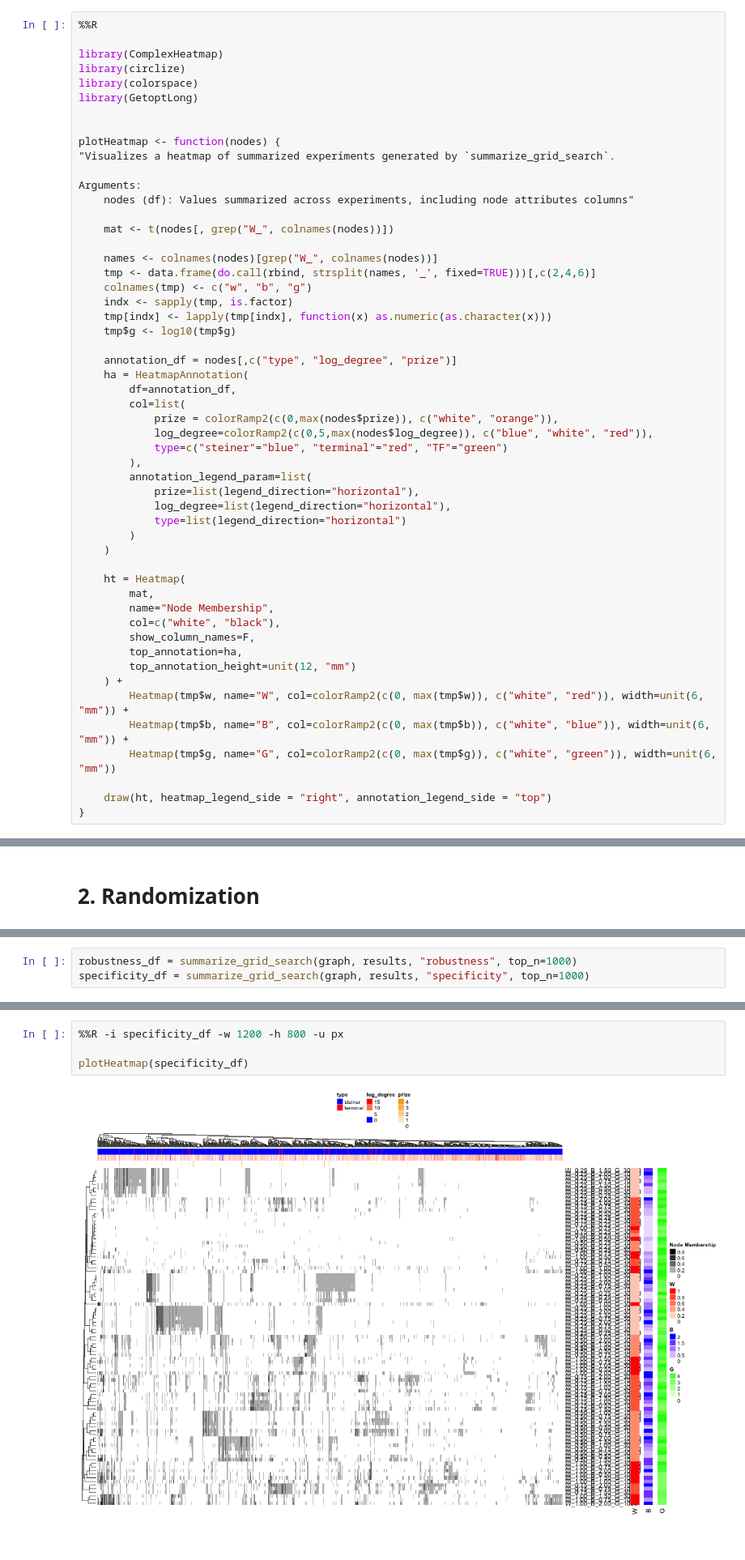
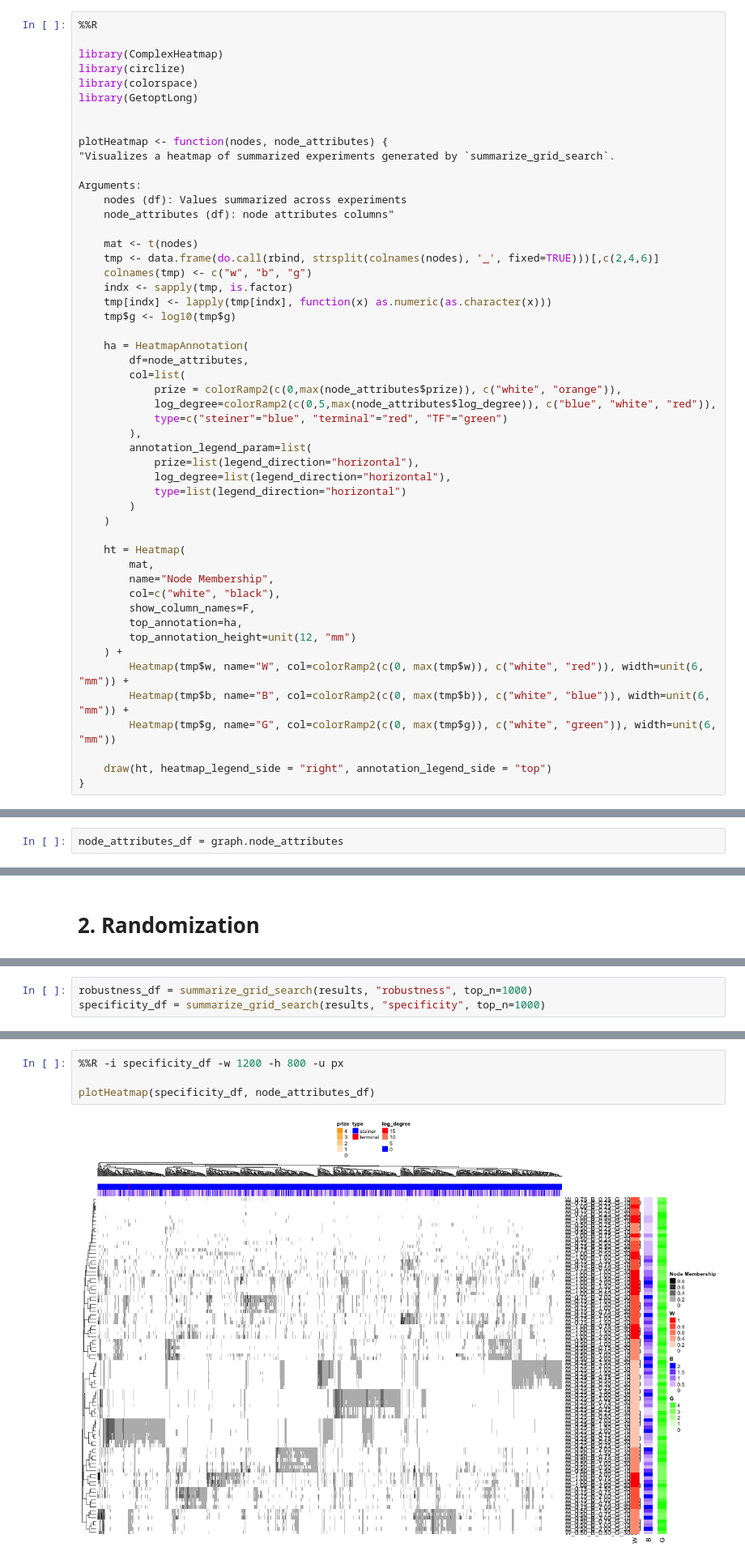
Before and after one commit to fraenkel-lab/OmicsIntegrator2, a Jupyter notebook: example/OI2_pipeline.ipynb, the cells around one changed output, grey strips where cells are left out. Shown at 81% size. Cells and saved outputs as stored; diff of their text form.

```diff
--- a/example/OI2_pipeline.ipynb
+++ b/example/OI2_pipeline.ipynb
@@ -120,27 +30,25 @@ library(colorspace)
 library(GetoptLong)
 
 
-plotHeatmap <- function(nodes) {
+plotHeatmap <- function(nodes, node_attributes) {
 "Visualizes a heatmap of summarized experiments generated by `summarize_grid_search`.
 
 Arguments:
-    nodes (df): Values summarized across experiments, including node attributes columns"
+    nodes (df): Values summarized across experiments
+    node_attributes (df): node attributes columns"
 
-    mat <- t(nodes[, grep("W_", colnames(nodes))])
-
-    names <- colnames(nodes)[grep("W_", colnames(nodes))]
-    tmp <- data.frame(do.call(rbind, strsplit(names, '_', fixed=TRUE)))[,c(2,4,6)]
+    mat <- t(nodes)
+    tmp <- data.frame(do.call(rbind, strsplit(colnames(nodes), '_', fixed=TRUE)))[,c(2,4,6)]
     colnames(tmp) <- c("w", "b", "g")
     indx <- sapply(tmp, is.factor)
     tmp[indx] <- lapply(tmp[indx], function(x) as.numeric(as.character(x)))
     tmp$g <- log10(tmp$g)
 
-    annotation_df = nodes[,c("type", "log_degree", "prize")]
     ha = HeatmapAnnotation(
-        df=annotation_df,
+        df=node_attributes,
         col=list(
-            prize = colorRamp2(c(0,max(nodes$prize)), c("white", "orange")),
-            log_degree=colorRamp2(c(0,5,max(nodes$log_degree)), c("blue", "white", "red")),
+            prize = colorRamp2(c(0,max(node_attributes$prize)), c("white", "orange")),
+            log_degree=colorRamp2(c(0,5,max(node_attributes$log_degree)), c("blue", "white", "red")),
             type=c("steiner"="blue", "terminal"="red", "TF"="green")
         ),
         annotation_legend_param=list(
@@ -201,6 +102,8 @@ pd.read_csv(prize_file, sep='\t').head()
 | 2 | BDH2 | 0.472954 | terminal |
 | 3 | CBX1 | 0.895977 | terminal |
 | 4 | CBX3 | 0.479893 | terminal |
+# %%
+node_attributes_df = graph.node_attributes
 # %% [markdown]
 # 1. Parameter sweep
 # %%
@@ -259,4 +162,4 @@ for paramstring, forests in results.items():
 # %%
-robustness_df = summarize_grid_search(graph, results, "robustness", top_n=1000)
-specificity_df = summarize_grid_search(graph, results, "specificity", top_n=1000)
+robustness_df = summarize_grid_search(results, "robustness", top_n=1000)
+specificity_df = summarize_grid_search(results, "specificity", top_n=1000)
 # %%
@@ -268,9 +171,9 @@ plotHeatmap(robustness_df)
 # %%
 %%R -i specificity_df -w 1200 -h 800 -u px
 
-plotHeatmap(specificity_df)
+plotHeatmap(specificity_df, node_attributes_df)
 # %% [output]
-[figure, old version]
+[figure, new version]
 # %% [markdown]
 # 3. Output networkx graph for visualization
 # %%
```
Also changed, not shown: parts of 10 cells of this notebook.
